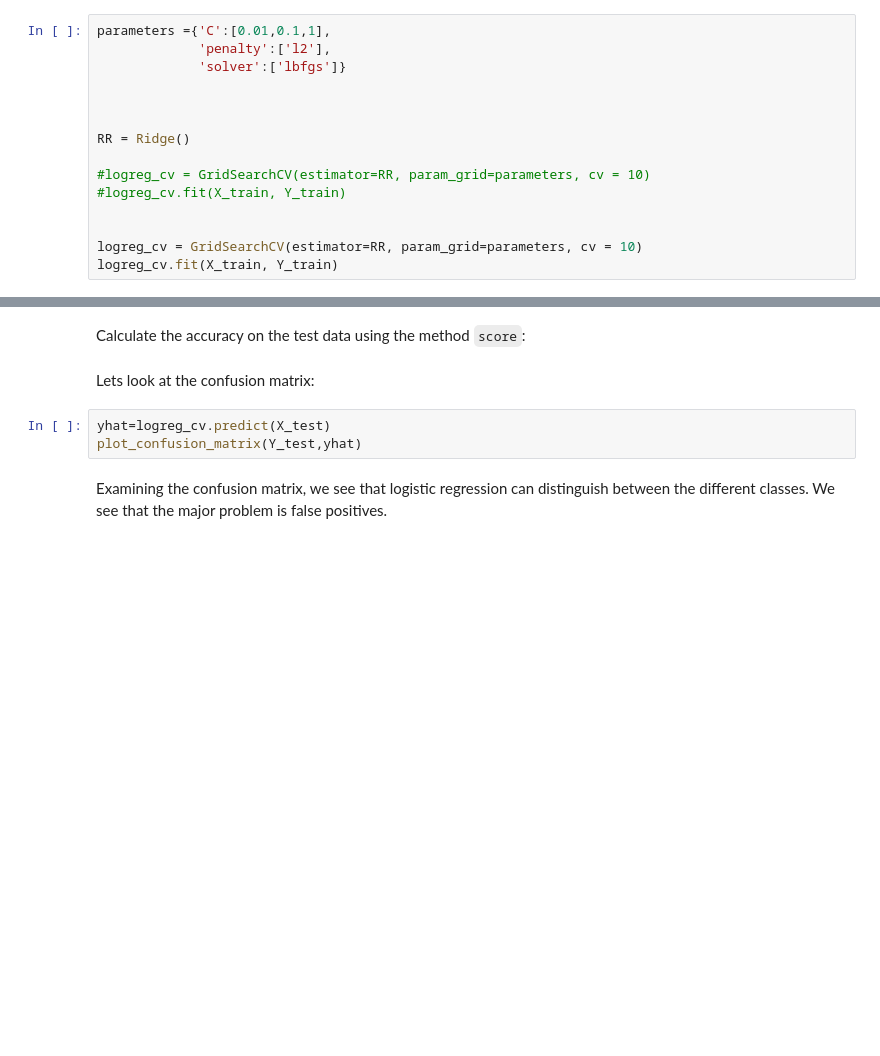
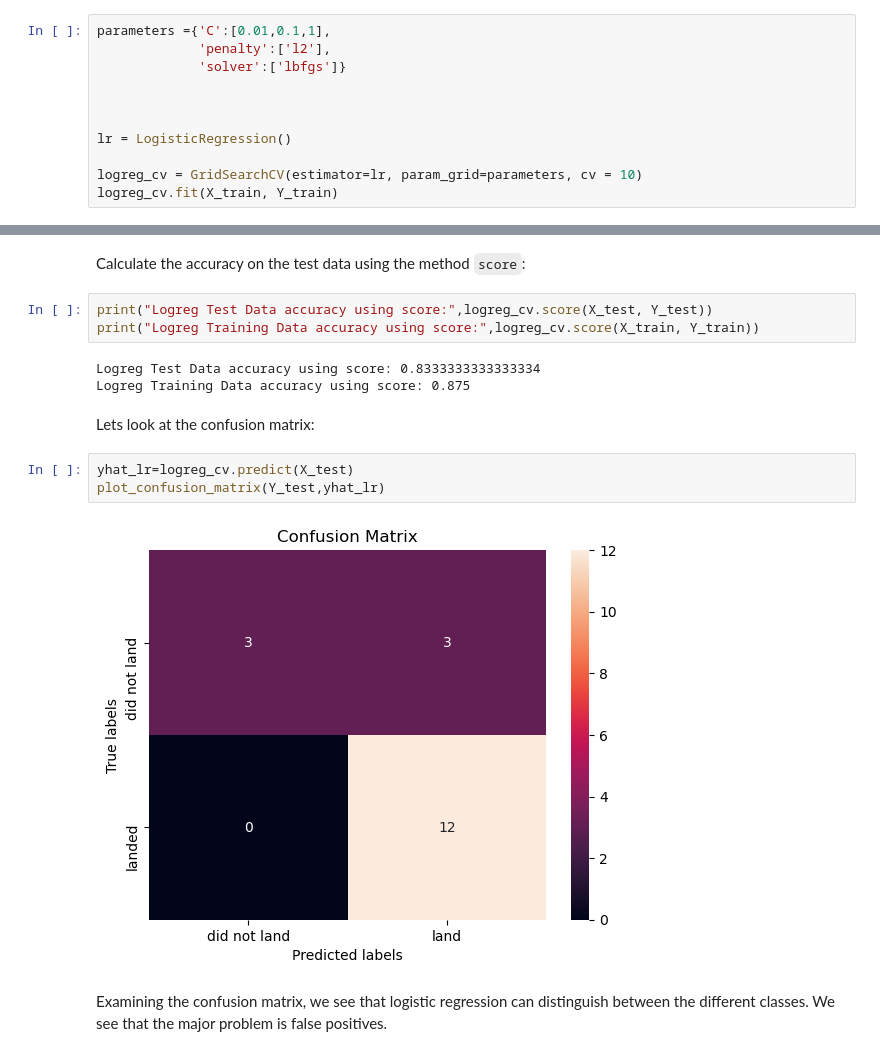
Before and after one commit to icgibbs/DataScienceCapstone, a Jupyter notebook: SpaceX_Machine Learning Prediction_Part_5.ipynb, the cells around one changed output, grey strips where cells are left out. Cells and saved outputs as stored; diff of their text form; blank space fills up the shorter version.

Commit message:
Add files via upload
capstone, week 4, Predictive Analysis (Classification)

```diff
--- a/SpaceX_Machine Learning Prediction_Part_5.ipynb
+++ b/SpaceX_Machine Learning Prediction_Part_5.ipynb
@@ -213,11 +214,7 @@ parameters ={'C':[0.01,0.1,1],
 
 
 
-RR = Ridge()
+lr = LogisticRegression()
 
-#logreg_cv = GridSearchCV(estimator=RR, param_grid=parameters, cv = 10)
-#logreg_cv.fit(X_train, Y_train)
-
-
-logreg_cv = GridSearchCV(estimator=RR, param_grid=parameters, cv = 10)
+logreg_cv = GridSearchCV(estimator=lr, param_grid=parameters, cv = 10)
 logreg_cv.fit(X_train, Y_train)
@@ -247,11 +251,19 @@ GridSearchCV(cv=10, error_score='raise-deprecating',
 ## TASK  5
 # %% [markdown]
 Calculate the accuracy on the test data using the method <code>score</code>:
+# %%
+print("Logreg Test Data accuracy using score:",logreg_cv.score(X_test, Y_test))
+print("Logreg Training Data accuracy using score:",logreg_cv.score(X_train, Y_train))
+# %% [output]
+Logreg Test Data accuracy using score: 0.8333333333333334
+Logreg Training Data accuracy using score: 0.875
 # %% [markdown]
 Lets look at the confusion matrix:
 # %%
-yhat=logreg_cv.predict(X_test)
-plot_confusion_matrix(Y_test,yhat)
+yhat_lr=logreg_cv.predict(X_test)
+plot_confusion_matrix(Y_test,yhat_lr)
+# %% [output]
+[figure, added]
 # %% [markdown]
 Examining the confusion matrix, we see that logistic regression can distinguish between the different classes.  We see that the major problem is false positives.
 # %% [markdown]
```
Also changed, not shown: parts of 19 cells of this notebook.
